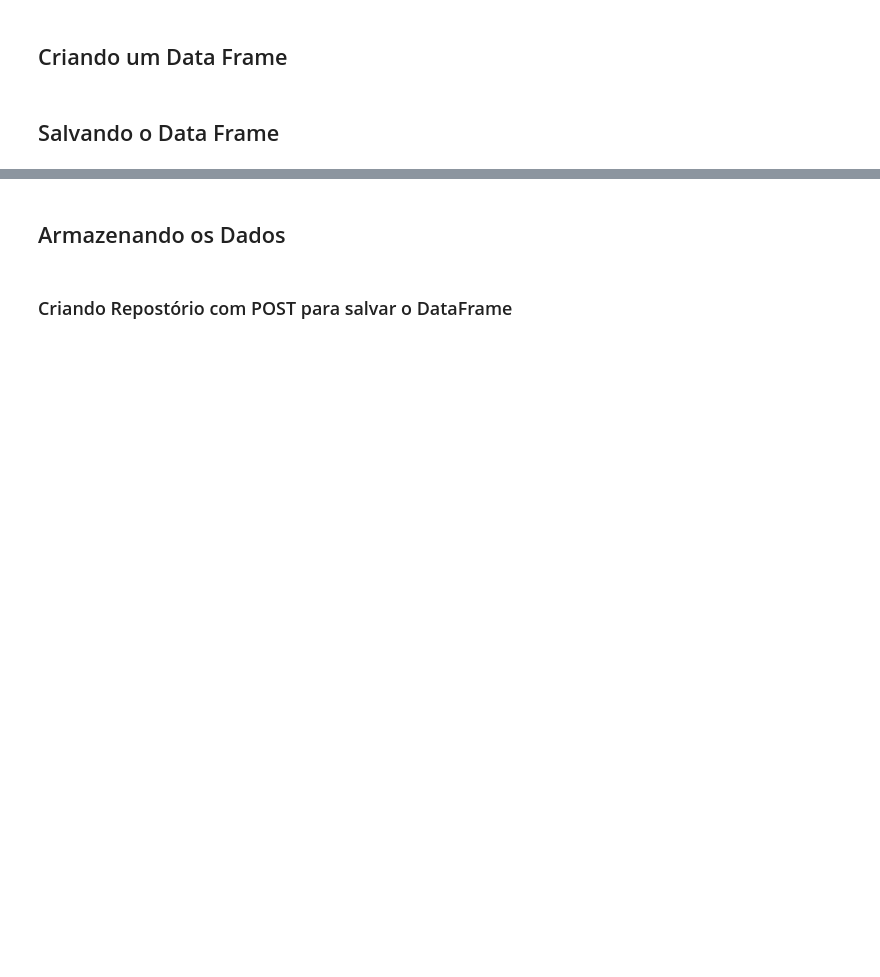
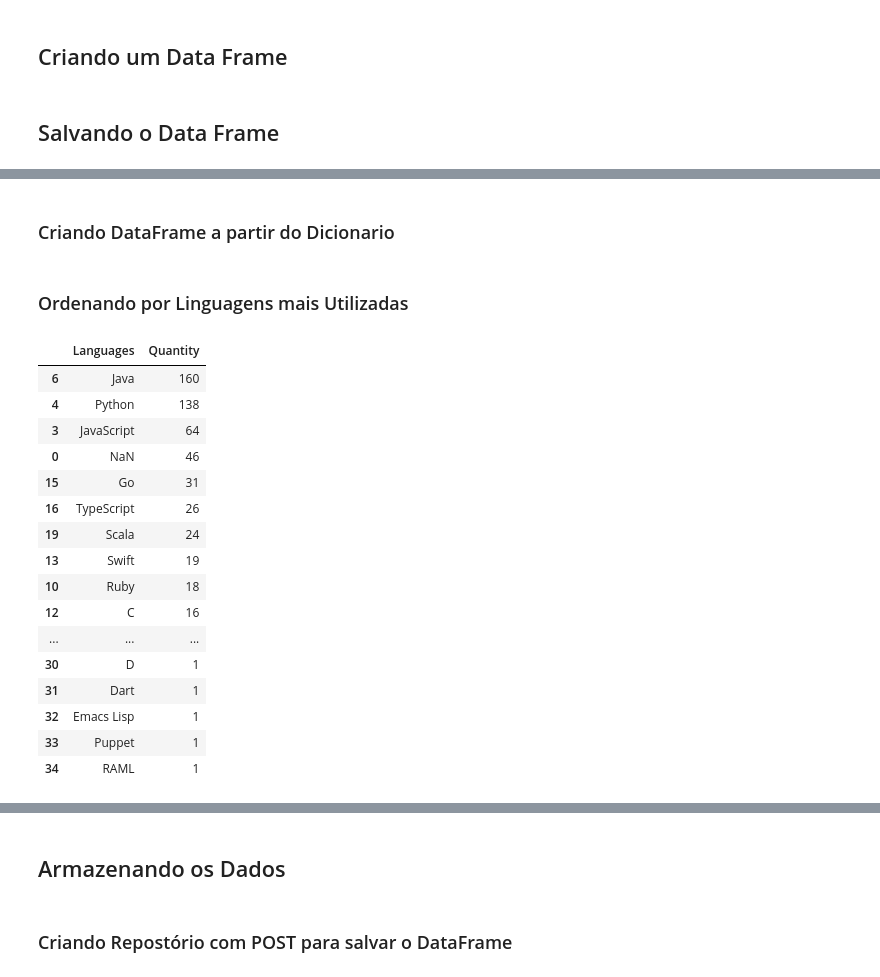
Before and after one commit to IsackLagares/data-pipeline-python, a Jupyter notebook: data_pipeline_api/notebooks/exploration.ipynb, the cells around one changed output, grey strips where cells are left out. Cells and saved outputs as stored; diff of their text form; code cells hidden in the pictures; blank space fills up the shorter version.

```diff
--- a/data_pipeline_api/notebooks/exploration.ipynb
+++ b/data_pipeline_api/notebooks/exploration.ipynb
@@ -181,0 +178,4 @@ stored_data.to_csv('../data_frame/repositorys_amazon.csv')
+# %%
+df_amzn = df_amzn.drop(columns=['Unnamed: 0'], errors='ignore')
+df_netflix = df_netflix.drop(columns=['Unnamed: 0'], errors='ignore')
+df_spotify = df_spotify.drop(columns=['Unnamed: 0'], errors='ignore')
@@ -181,0 +232,2 @@ stored_data.to_csv('../data_frame/repositorys_amazon.csv')
+# %% [markdown]
+### Criando DataFrame a partir do Dicionario
@@ -181,0 +238,22 @@ stored_data.to_csv('../data_frame/repositorys_amazon.csv')
+# %% [markdown]
+### Ordenando por Linguagens mais Utilizadas
+# %%
+data.sort_values(by=['Quantity'], ascending=False)
+# %% [output]
+|  | Languages | Quantity |
+| 6 | Java | 160 |
+| 4 | Python | 138 |
+| 3 | JavaScript | 64 |
+| 0 | NaN | 46 |
+| 15 | Go | 31 |
+| 16 | TypeScript | 26 |
+| 19 | Scala | 24 |
+| 13 | Swift | 19 |
+| 10 | Ruby | 18 |
+| 12 | C | 16 |
+| ... | ... | ... |
+| 30 | D | 1 |
+| 31 | Dart | 1 |
+| 32 | Emacs Lisp | 1 |
+| 33 | Puppet | 1 |
+| 34 | RAML | 1 |
```
Also changed, not shown: parts of 17 cells of this notebook.
